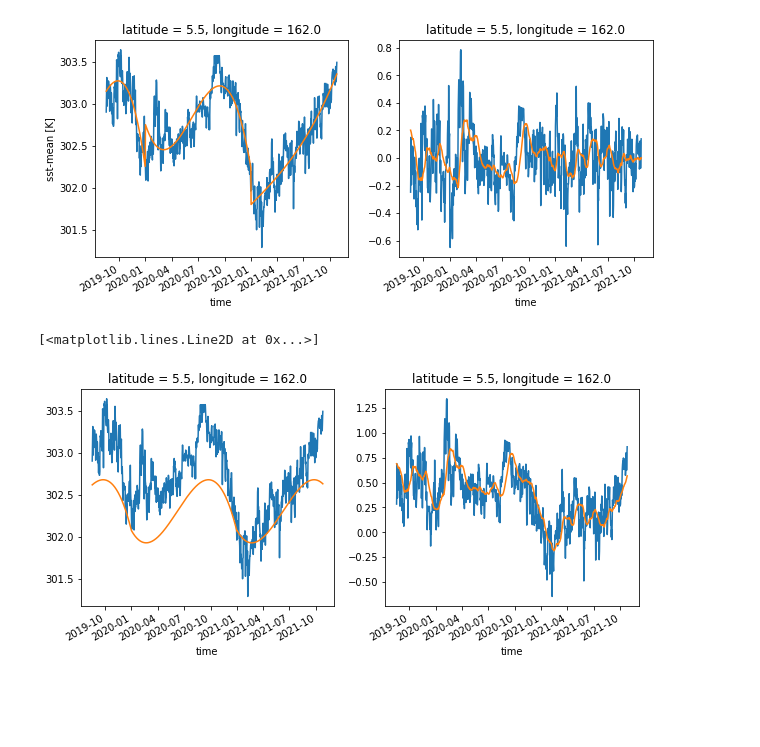
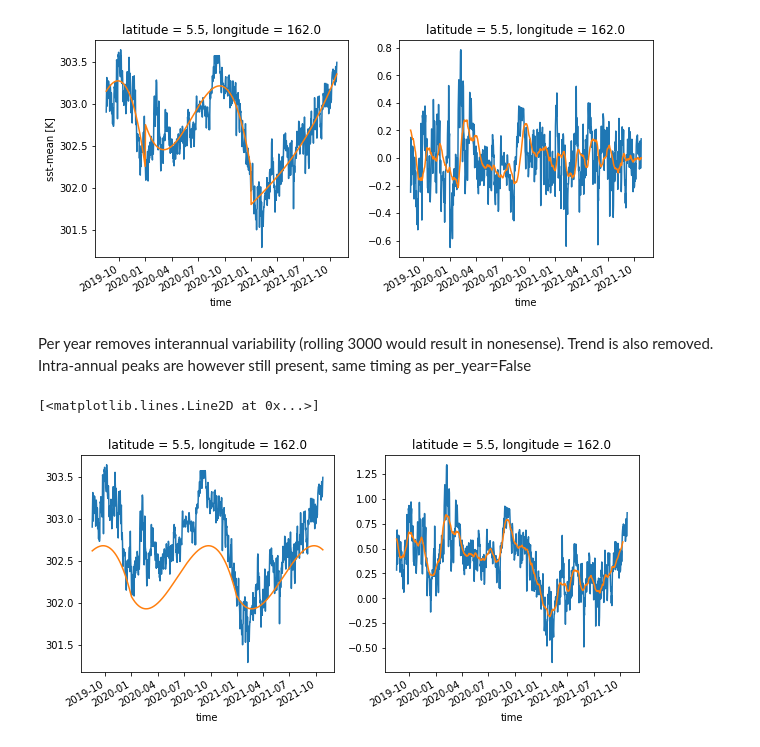
Before and after one commit to chiemvs/telegates, a Jupyter notebook: Explore.ipynb, the cells around one changed output. Saved outputs shown, nothing was run; the diff lists cells and outputs as text; code cells hidden in the pictures; blank space fills up the shorter version.

Commit message:
several versions of the index. comparison to spatcov and enso not yet successful.

```diff
--- a/Explore.ipynb
+++ b/Explore.ipynb
@@ -80,11 +57,28 @@ ax.grid(True)
 # %%
-# Third order polynomial?, if per year then discontinuities?
-#X = warm.coords['time'].to_index().to_julian_date()
+def agg_time(array: xr.DataArray, ndayagg: int = 1, method: str = 'mean') -> xr.DataArray:
+    """
+    Aggegates a daily time dimension by rolling averaging,
+    Time axis should be continuous, otherwise non-neighbouring values are taken together.
+    It returns a left stamped aggregation of ndays
+    Trailing Nan's are removed.
+    """
+    assert (np.diff(array.time) == np.timedelta64(1,'D')).all(), "time axis should be a continuous daily to be aggregated, though nan is allowed"
+
+    name = array.name
+    attrs = array.attrs
+    f = getattr(array.rolling({'time':ndayagg}, center = False), method) # Stamped right
+    array = f()
+    array = array.assign_coords(time = array.time - pd.Timedelta(str(ndayagg - 1) + 'D')).isel(time = slice(ndayagg - 1, None)) # Left stamping, trailing nans removed
+    array.name = name
+    array.attrs = attrs
+    return array
+
 def fit_poly(array, degree: int = 3, year: int = None) -> xr.DataArray:
     """
     Fit 3rd order seasonal polynomial for each gridpoint in this data.
     X is day of the year.
     Possibly for a single year, otherwise all years are joined
+    If fitted per year discontinuities around winter are more likely.
     returns array of coefficients.
     """
     if not (year is None):
@@ -115,6 +109,7 @@ def deseasonalize(array: xr.DataArray, per_year: bool = False, return_polyval: b
     plus you'll get a jump on the first of january. (not so important for summer)
     """
     deseasonalized = array.copy()
+    deseasonalized.name = f'{deseasonalized.name}-anom'
     if per_year:
         years = np.unique(array.time.dt.year)
         if return_polyval:
@@ -122,7 +117,8 @@ def deseasonalize(array: xr.DataArray, per_year: bool = False, return_polyval: b
         for year in years:
             yearly_polyval = evaluate_poly(array, coefs = fit_poly(array, year = year, degree = degree), year = year)
             deseasonalized.loc[deseasonalized.time.dt.year == year,...] = deseasonalized.loc[deseasonalized.time.dt.year == year,...] - yearly_polyval
-            polyval.loc[polyval.time.dt.year == year,...] = yearly_polyval
+            if return_polyval:
+                polyval.loc[polyval.time.dt.year == year,...] = yearly_polyval
     else:
         polyval = evaluate_poly(array, coefs = fit_poly(array, degree = degree))
         deseasonalized -= polyval
@@ -143,13 +139,15 @@ detrended[:,latidx,lonidx].rolling({'time':31}).mean()[start:].plot(ax = axes[1]
 # %% [output]
 [<matplotlib.lines.Line2D at 0x...>]
 [figure]
+# %% [markdown]
+Per year removes interannual variability (rolling 3000 would result in nonesense). Trend is also removed. Intra-annual peaks are however still present, same timing as per_year=False
 # %%
 detrended, polyval = deseasonalize(warm,per_year=False, return_polyval=True, degree = 3)
 fig, axes = plt.subplots(ncols = 2, figsize = (10,4))
 warm[start:,latidx,lonidx].plot(ax = axes[0])
 polyval[start:,latidx,lonidx].plot(ax = axes[0])
 detrended[start:,latidx,lonidx].plot(ax = axes[1])
-detrended[:,latidx,lonidx].rolling({'time':31}).mean()[start:].plot(ax = axes[1])
+detrended[:,latidx,lonidx].rolling({'time':31}, center = True).mean()[start:].plot(ax = axes[1])
 # %% [output]
 [<matplotlib.lines.Line2D at 0x...>]
-[figure, old version]
+[figure, new version]
```
Also changed, not shown: parts of 36 cells of this notebook, 1 other file.
